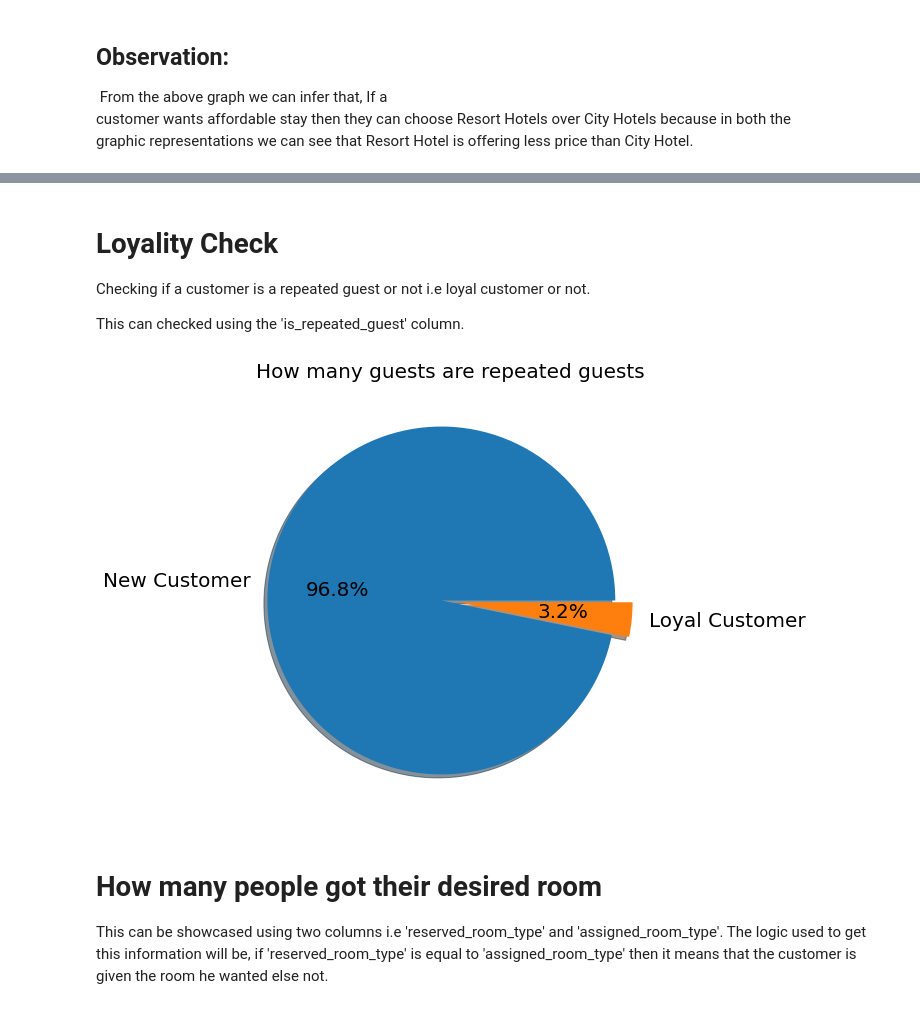
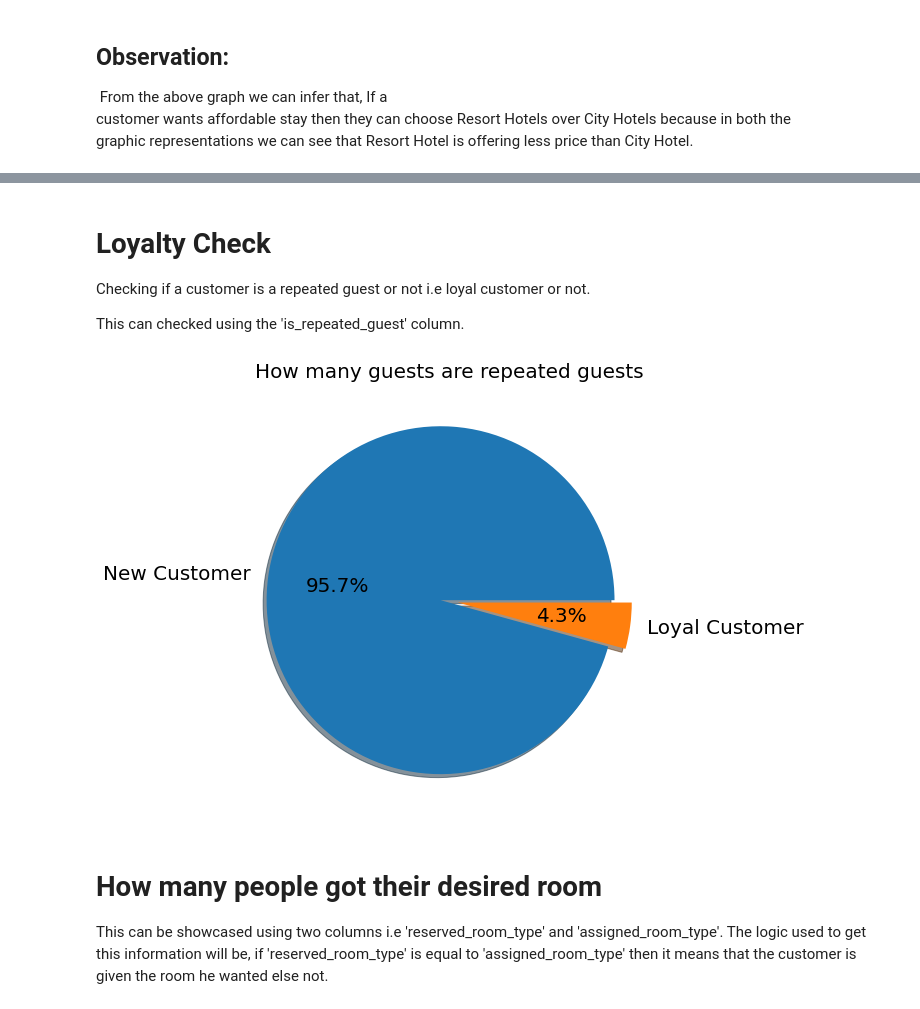
Before and after one commit to LuvMutreja/Hotel-booking-analysis, a Jupyter notebook: Hotel_Booking_Analysis_Capstone_Project.ipynb, the cells around one changed output, grey strips where cells are left out. Drawn from its saved outputs; the diff is of its cells as text; code cells hidden in the pictures.

```diff
--- a/Hotel_Booking_Analysis_Capstone_Project.ipynb
+++ b/Hotel_Booking_Analysis_Capstone_Project.ipynb
@@ -148,0 +259,3 @@ plt.show()
+# %%
+#creating a new column to store total members
+hoteldf1['total_members']=hoteldf1['adults'] + hoteldf1['children']
@@ -151,6 +266,6 @@ As our data cleaning comes to an end we will only be working on those rows where
 # %%
 #obtaining a new dataframe which has cleaned data
-hoteldf=hoteldf1[(hoteldf1['is_canceled']==0) & (hoteldf1['country'] != 'unknown')]
+hoteldf=hoteldf1[(hoteldf1['is_canceled']==0) & (hoteldf1['country'] != 'unknown') & (hoteldf1['total_members']!=0)]
 # %%
 #checking the dataframe before starting analysis
 hoteldf.info()
@@ -467,17 +645,17 @@ plt.show()
 # %% [markdown]
-# **Loyality Check**
+# **Loyalty Check**
 Checking if a customer is a repeated guest or not i.e loyal customer or not.
 
 This can checked using the 'is_repeated_guest' column.
 # %%
 #checking how many guests are loyal
-hoteldf1['is_repeated_guest'].value_counts().rename({0:'New Customer',1:'Loyal Customer'}).plot.pie(explode=[0.05, 0.05], autopct='%1.1f%%', shadow=True, figsize=(10,8),fontsize=20)
+hoteldf['is_repeated_guest'].value_counts().rename({0:'New Customer',1:'Loyal Customer'}).plot.pie(explode=[0.05, 0.05], autopct='%1.1f%%', shadow=True, figsize=(10,8),fontsize=20)
 plt.title('How many guests are repeated guests',fontsize=20)
 plt.xlabel('')
 plt.ylabel('')
 plt.show()
 # %% [output]
-[figure, old version]
+[figure, new version]
 # %% [markdown]
 # **How many people got their desired room**
 This can be showcased using two columns i.e 'reserved_room_type' and 'assigned_room_type'. The logic used to get this information will be,
```
Also changed, not shown: parts of 62 cells of this notebook.
